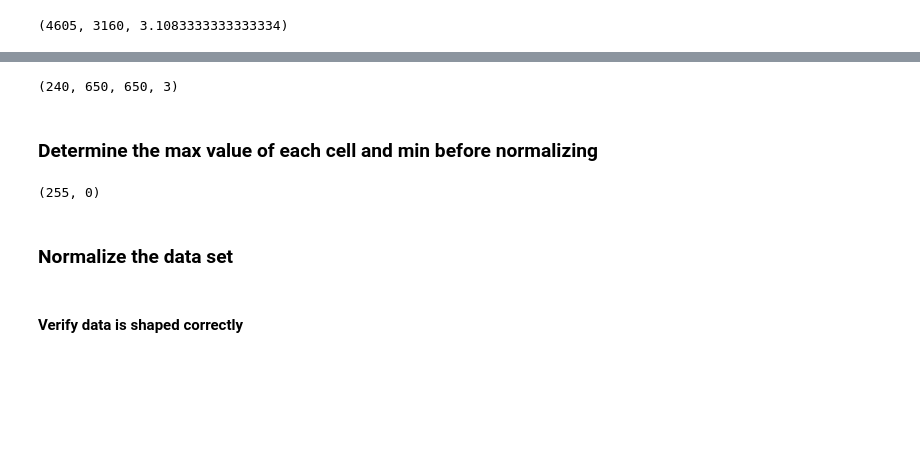
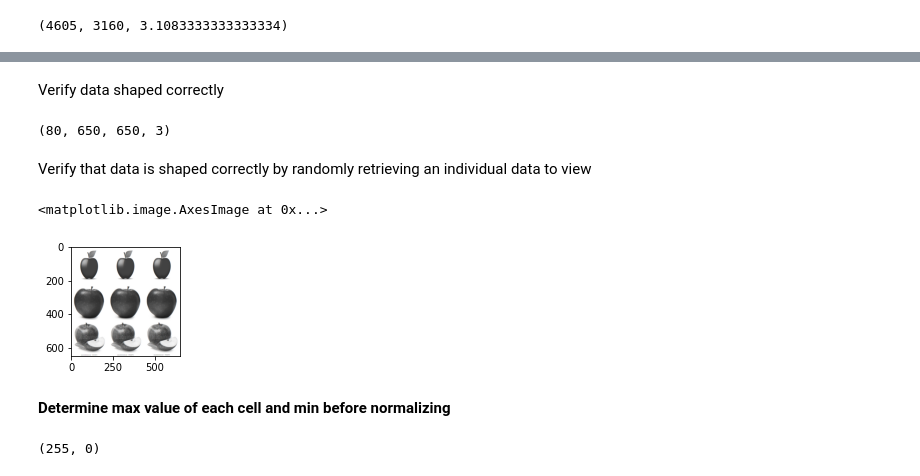
Before and after one commit to Jo-009/ML_CA, a Jupyter notebook: ML_CA.ipynb, the cells around one changed output, grey strips where cells are left out. Drawn from its saved outputs; the diff is of its cells as text; code cells hidden in the pictures; blank space fills up the shorter version.

```diff
--- a/ML_CA.ipynb
+++ b/ML_CA.ipynb
@@ -25,9 +95,9 @@ for label in y_labels:
 # %%
-edited_y_label = []
+y_train_label = []
 
-for label in y_labels:
+for label in train_ds_raw:
     if label[-3:] == 'xml':
         continue
     arr = label.split('_')
-    edited_y_label.append(arr[0])
+    y_train_label.append(arr[0])
 # %%
@@ -96,10 +162,10 @@ image_size = (650, 650)
 # %%
 x_train = None
 
-for i in range(len(edited_y_label)):
-    img_raw = cv2.imread(filenames[i], cv2.IMREAD_COLOR)
-    img_reshaped = cv2.resize(img_raw,(650, 650), cv2.INTER_NEAREST)
-    img_reshaped = cv2.cvtColor(img_reshaped, cv2.COLOR_BGR2RGB)
+for i in range(len(y_train_label)):
+    img_raw = Image.open(filenames[i])
+    greyscale_img = img_raw.convert('L')
+    img_reshaped = greyscale_img.resize((650, 650))
     if x_train is None:
         x_train = img_reshaped
     else:
@@ -107,14 +181,24 @@ for i in range(len(edited_y_label)):
+# %% [markdown]
+Verify data shaped correctly
 # %%
 x_train = x_train.reshape(-1, 650, 650, 3)
+x_train.shape
+# %% [output]
+(80, 650, 650, 3)
-# %%
-x_train.shape
-# %% [output]
-(240, 650, 650, 3)
+# %% [markdown]
+Verify that data is shaped correctly by randomly retrieving an individual data to view
+# %%
+# img2 = Image.fromarray(x_train[1])
+# --> bug in scipy so shape can throw error
+img2 = np.array(Image.fromarray((x_train[1] * 255).astype(np.uint8)).convert('RGB'))
+plt.subplots(figsize=(2,2))
+plt.imshow(img2)
+# %% [output]
+<matplotlib.image.AxesImage at 0x...>
+[figure, added]
 # %% [markdown]
-### Determine the max value of each cell and min before normalizing
+**Determine max value of each cell and min before normalizing**
 # %%
 x_train.max(), x_train.min()
 # %% [output]
 (255, 0)
-# %% [markdown]
-### Normalize the data set
@@ -123,2 +204,0 @@ x_train = x_train/255
-# %% [markdown]
-#### Verify data is shaped correctly
```
Also changed, not shown: parts of 66 cells of this notebook.
